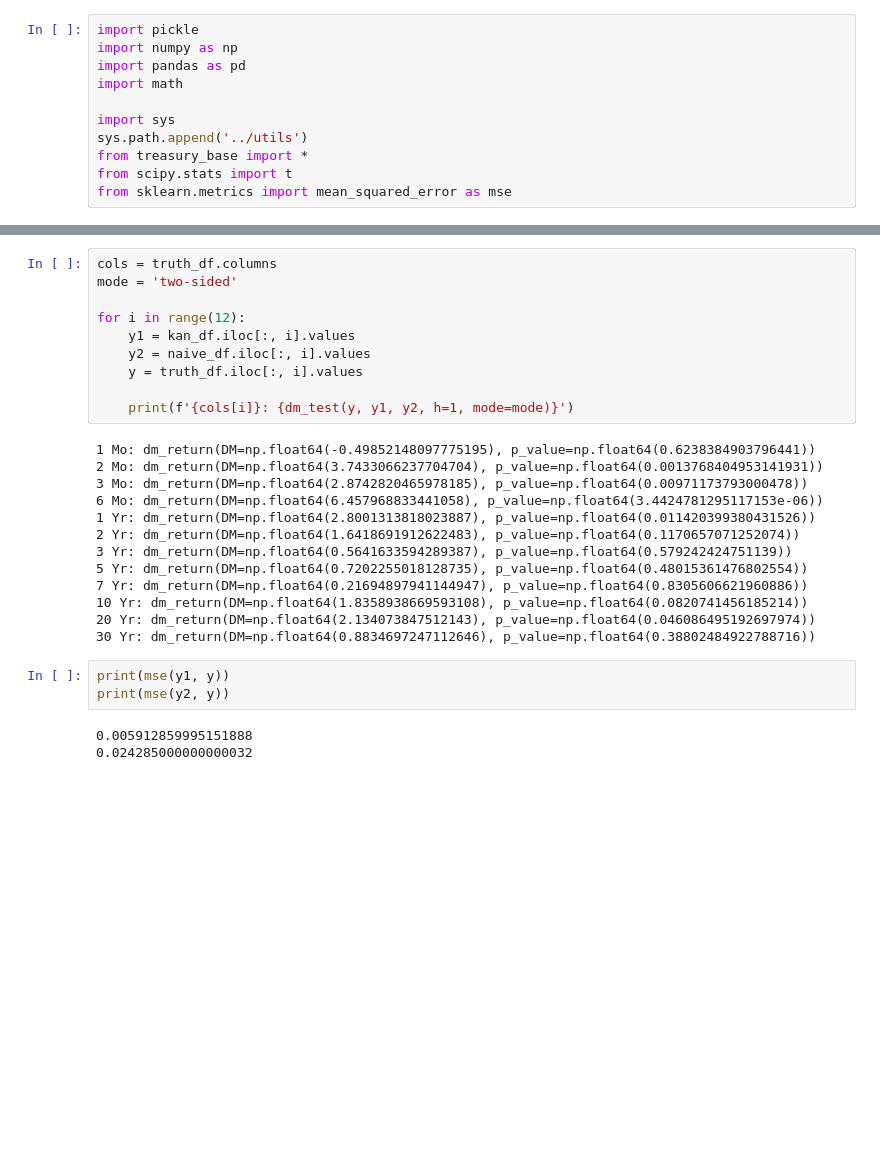
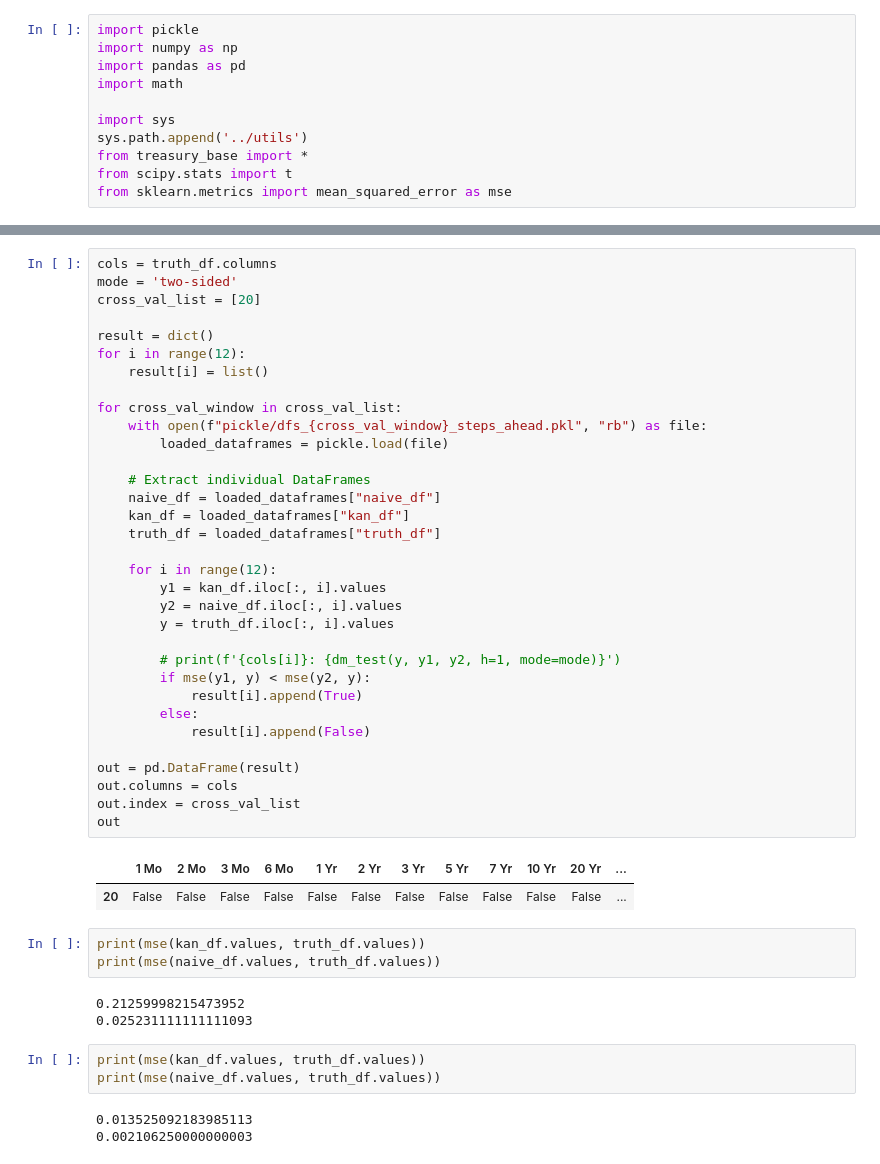
Before and after one commit to QuanPham19/functional-kan, a Jupyter notebook: phase_1/notebooks_treasury/treasury_eval.ipynb, the cells around one changed output, grey strips where cells are left out. Cells and saved outputs as stored; diff of their text form; blank space fills up the shorter version.

```diff
--- a/phase_1/notebooks_treasury/treasury_eval.ipynb
+++ b/phase_1/notebooks_treasury/treasury_eval.ipynb
@@ -33,29 +31,48 @@ truth_df.head()
 # %%
 cols = truth_df.columns
 mode = 'two-sided'
+cross_val_list = [20]
 
+result = dict()
 for i in range(12):
-    y1 = kan_df.iloc[:, i].values
-    y2 = naive_df.iloc[:, i].values
-    y = truth_df.iloc[:, i].values
+    result[i] = list()
 
-    print(f'{cols[i]}: {dm_test(y, y1, y2, h=1, mode=mode)}')
+for cross_val_window in cross_val_list:
+    with open(f"pickle/dfs_{cross_val_window}_steps_ahead.pkl", "rb") as file:
+        loaded_dataframes = pickle.load(file)
+
+    # Extract individual DataFrames
+    naive_df = loaded_dataframes["naive_df"]
+    kan_df = loaded_dataframes["kan_df"]
+    truth_df = loaded_dataframes["truth_df"]
+
+    for i in range(12):
+        y1 = kan_df.iloc[:, i].values
+        y2 = naive_df.iloc[:, i].values
+        y = truth_df.iloc[:, i].values
+
+        # print(f'{cols[i]}: {dm_test(y, y1, y2, h=1, mode=mode)}')
+        if mse(y1, y) < mse(y2, y):
+            result[i].append(True)
+        else:
+            result[i].append(False)
+
+out = pd.DataFrame(result)
+out.columns = cols
+out.index = cross_val_list
+out
 # %% [output]
-1 Mo: dm_return(DM=np.float64(-0.49852148097775195), p_value=np.float64(0.6238384903796441))
-2 Mo: dm_return(DM=np.float64(3.7433066237704704), p_value=np.float64(0.0013768404953141931))
-3 Mo: dm_return(DM=np.float64(2.8742820465978185), p_value=np.float64(0.00971173793000478))
-6 Mo: dm_return(DM=np.float64(6.457968833441058), p_value=np.float64(3.4424781295117153e-06))
-1 Yr: dm_return(DM=np.float64(2.8001313818023887), p_value=np.float64(0.011420399380431526))
-2 Yr: dm_return(DM=np.float64(1.6418691912622483), p_value=np.float64(0.1170657071252074))
-3 Yr: dm_return(DM=np.float64(0.5641633594289387), p_value=np.float64(0.579242424751139))
-5 Yr: dm_return(DM=np.float64(0.7202255018128735), p_value=np.float64(0.48015361476802554))
-7 Yr: dm_return(DM=np.float64(0.21694897941144947), p_value=np.float64(0.8305606621960886))
-10 Yr: dm_return(DM=np.float64(1.8358938669593108), p_value=np.float64(0.0820741456185214))
-20 Yr: dm_return(DM=np.float64(2.134073847512143), p_value=np.float64(0.046086495192697974))
-30 Yr: dm_return(DM=np.float64(0.8834697247112646), p_value=np.float64(0.38802484922788716))
+|  | 1 Mo | 2 Mo | 3 Mo | 6 Mo | 1 Yr | 2 Yr | 3 Yr | 5 Yr | 7 Yr | 10 Yr | 20 Yr | ... |
+| 20 | False | False | False | False | False | False | False | False | False | False | False | ... |
-# %%
-print(mse(y1, y))
-print(mse(y2, y))
-# %% [output]
-0.005912859995151888
-0.024285000000000032
+# %%
+print(mse(kan_df.values, truth_df.values))
+print(mse(naive_df.values, truth_df.values))
+# %% [output]
+0.21259998215473952
+0.025231111111111093
+# %%
+print(mse(kan_df.values, truth_df.values))
+print(mse(naive_df.values, truth_df.values))
+# %% [output]
+0.013525092183985113
+0.002106250000000003
```
Also changed, not shown: parts of 2 cells of this notebook, 3 other files.
